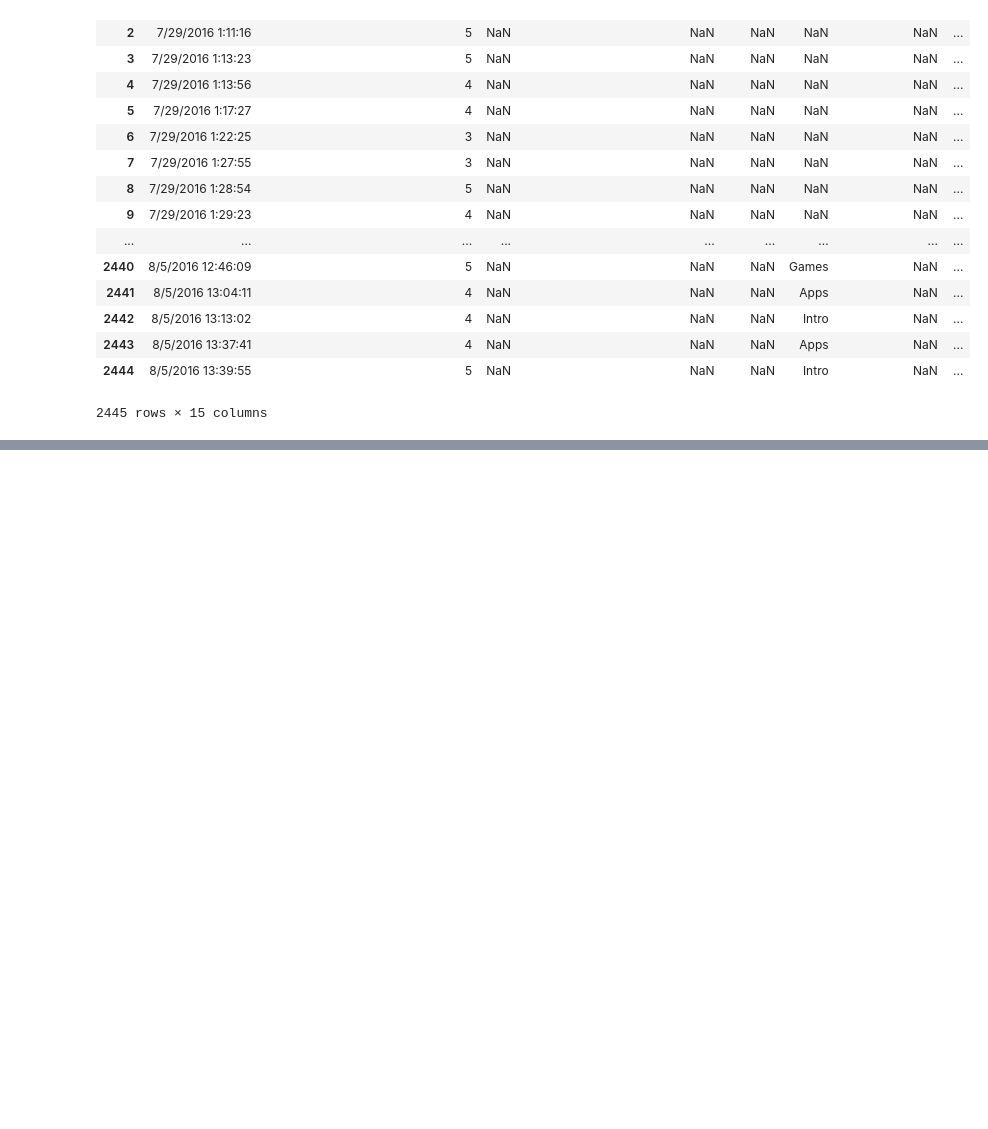
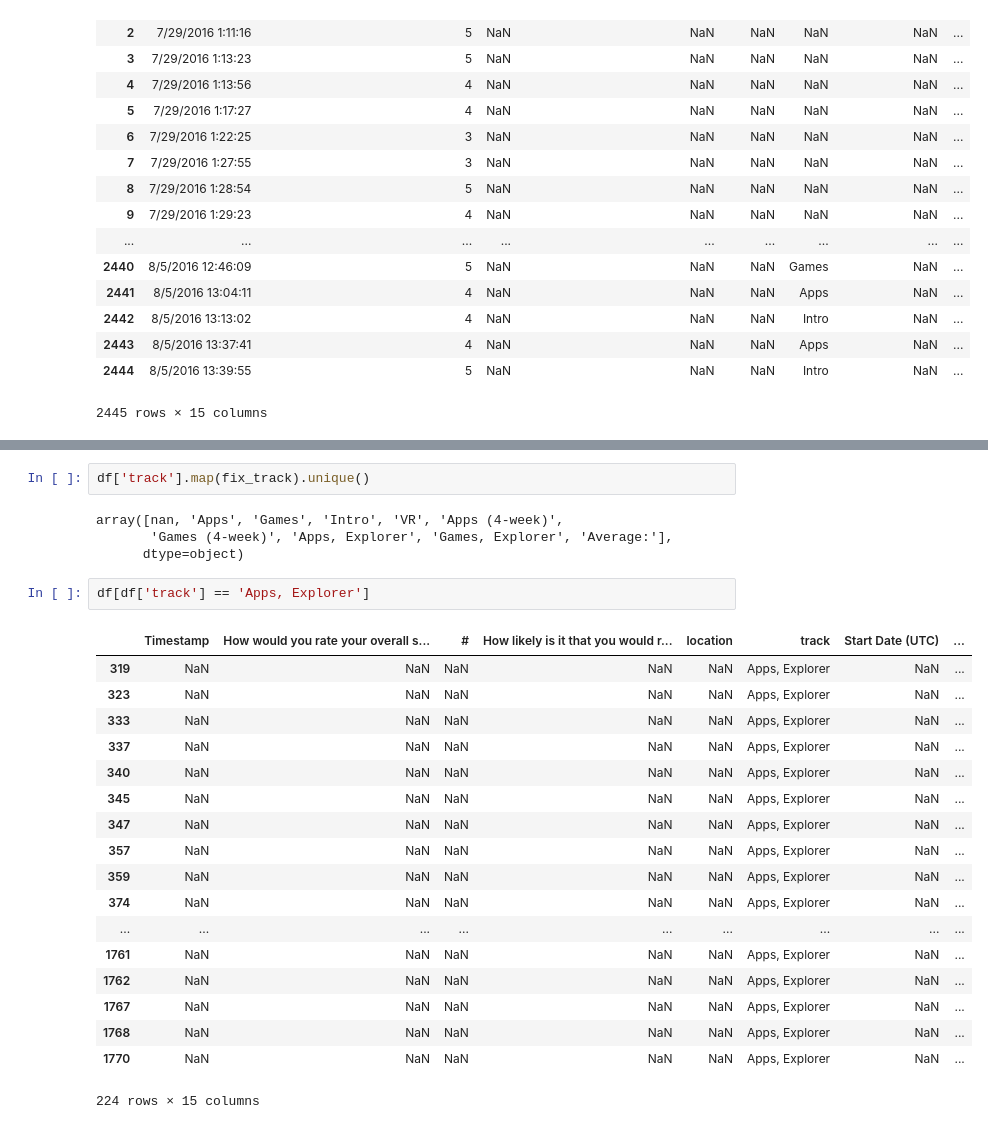
Before and after one commit to C3NZ/SANPS, a Jupyter notebook: Make School NPS.ipynb, the cells around one changed output, grey strips where cells are left out. Drawn from its saved outputs; the diff is of its cells as text; blank space fills up the shorter version.

Commit message:
[feat] clean up tracks column

```diff
--- a/Make School NPS.ipynb
+++ b/Make School NPS.ipynb
@@ -254,0 +274,27 @@ Alright cool, we're getting closer
+# %%
+df['track'].map(fix_track).unique()
+# %% [output]
+array([nan, 'Apps', 'Games', 'Intro', 'VR', 'Apps (4-week)',
+       'Games (4-week)', 'Apps, Explorer', 'Games, Explorer', 'Average:'],
+      dtype=object)
+# %%
+df[df['track'] == 'Apps, Explorer']
+# %% [output]
+|  | Timestamp | How would you rate your overall s... | # | How likely is it that you would r... | location | track | Start Date (UTC) | ... |
+| 319 | NaN | NaN | NaN | NaN | NaN | Apps, Explorer | NaN | ... |
+| 323 | NaN | NaN | NaN | NaN | NaN | Apps, Explorer | NaN | ... |
+| 333 | NaN | NaN | NaN | NaN | NaN | Apps, Explorer | NaN | ... |
+| 337 | NaN | NaN | NaN | NaN | NaN | Apps, Explorer | NaN | ... |
+| 340 | NaN | NaN | NaN | NaN | NaN | Apps, Explorer | NaN | ... |
+| 345 | NaN | NaN | NaN | NaN | NaN | Apps, Explorer | NaN | ... |
+| 347 | NaN | NaN | NaN | NaN | NaN | Apps, Explorer | NaN | ... |
+| 357 | NaN | NaN | NaN | NaN | NaN | Apps, Explorer | NaN | ... |
+| 359 | NaN | NaN | NaN | NaN | NaN | Apps, Explorer | NaN | ... |
+| 374 | NaN | NaN | NaN | NaN | NaN | Apps, Explorer | NaN | ... |
+| ... | ... | ... | ... | ... | ... | ... | ... | ... |
+| 1761 | NaN | NaN | NaN | NaN | NaN | Apps, Explorer | NaN | ... |
+| 1762 | NaN | NaN | NaN | NaN | NaN | Apps, Explorer | NaN | ... |
+| 1767 | NaN | NaN | NaN | NaN | NaN | Apps, Explorer | NaN | ... |
+| 1768 | NaN | NaN | NaN | NaN | NaN | Apps, Explorer | NaN | ... |
+| 1770 | NaN | NaN | NaN | NaN | NaN | Apps, Explorer | NaN | ... |
+224 rows × 15 columns
```
Also changed, not shown: parts of 8 cells of this notebook.
